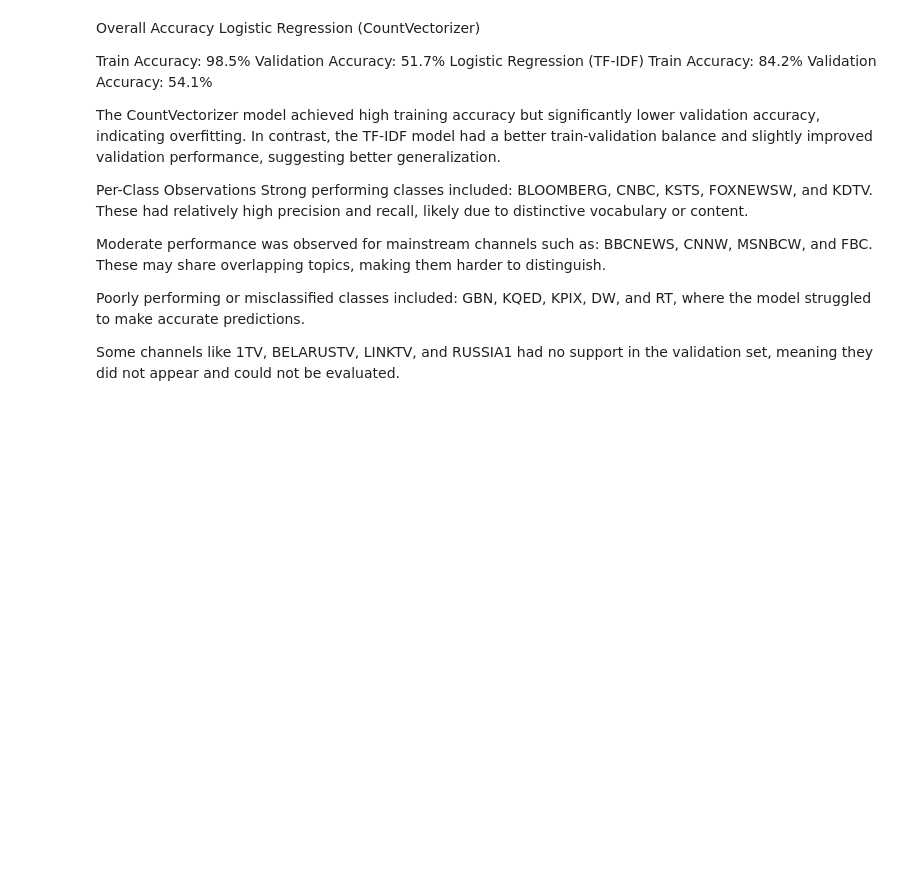
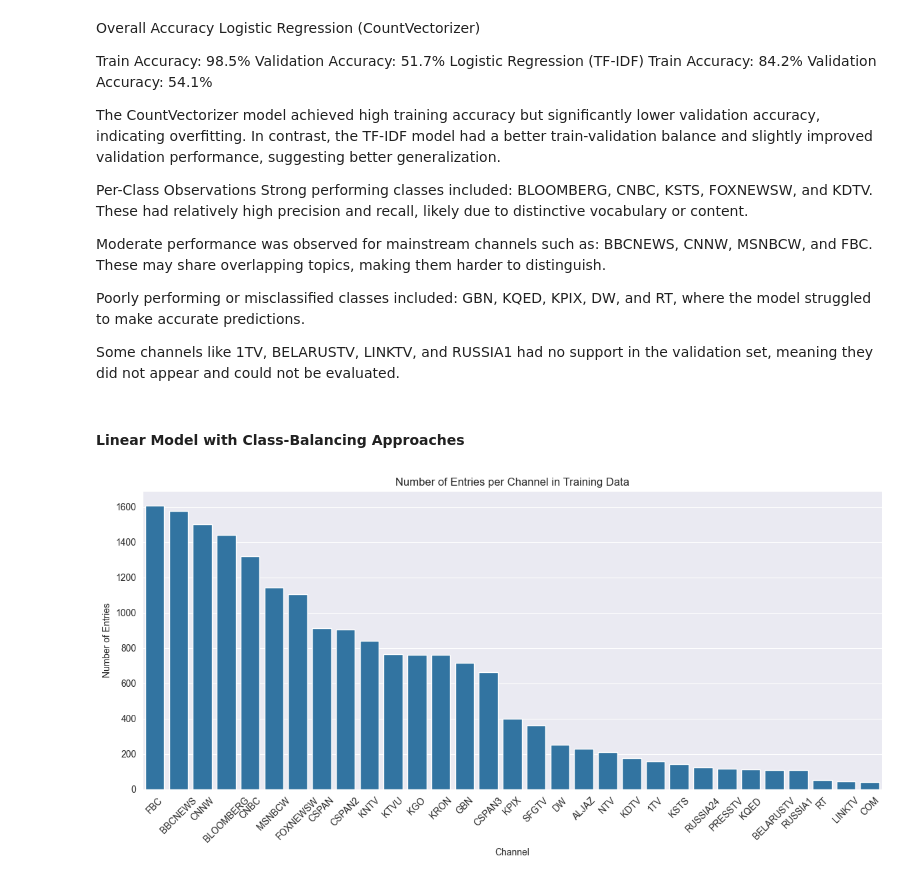
Before and after one commit to chancenlaw/CS181-Practical, a Jupyter notebook: practical/practical.ipynb, the cells around one changed output. Cells and saved outputs as stored; diff of their text form; code cells hidden in the pictures; blank space fills up the shorter version.

```diff
--- a/practical/practical.ipynb
+++ b/practical/practical.ipynb
@@ -102,3 +147,30 @@ Poorly performing or misclassified classes included:
 GBN, KQED, KPIX, DW, and RT, where the model struggled to make accurate predictions.
 
 Some channels like 1TV, BELARUSTV, LINKTV, and RUSSIA1 had no support in the validation set, meaning they did not appear and could not be evaluated.
+# %% [markdown]
+#### Linear Model with Class-Balancing Approaches
+# %%
+# Approach 1:Subsample the majority class
+# Get indices of CNNW samples
+cnnw_indices = train[train['channel'] == 'CNNW'].index
+# Randomly select 1500 CNNW samples
+selected_cnnw = np.random.choice(cnnw_indices, size=1500, replace=False)
+# Get all non-CNNW samples
+other_indices = train[train['channel'] != 'CNNW'].index
+# Combine the selected CNNW samples with all other samples
+selected_indices = np.concatenate([selected_cnnw, other_indices])
+# Create new subsampled training set
+undersampled_train = train.loc[selected_indices]
+
+# Display the new class distribution
+# Create the bar chart
+channel_counts = undersampled_train['channel'].value_counts()
+plt.figure(figsize=(12, 6))
+sns.barplot(x=channel_counts.index, y=channel_counts.values)
+plt.title('Number of Entries per Channel in Training Data')
+plt.xlabel('Channel')
+plt.ylabel('Number of Entries')
+plt.xticks(rotation=45)
+plt.tight_layout()
+# %% [output]
+[figure, added]
```
Also changed, not shown: parts of 8 cells of this notebook, 1 other file.
